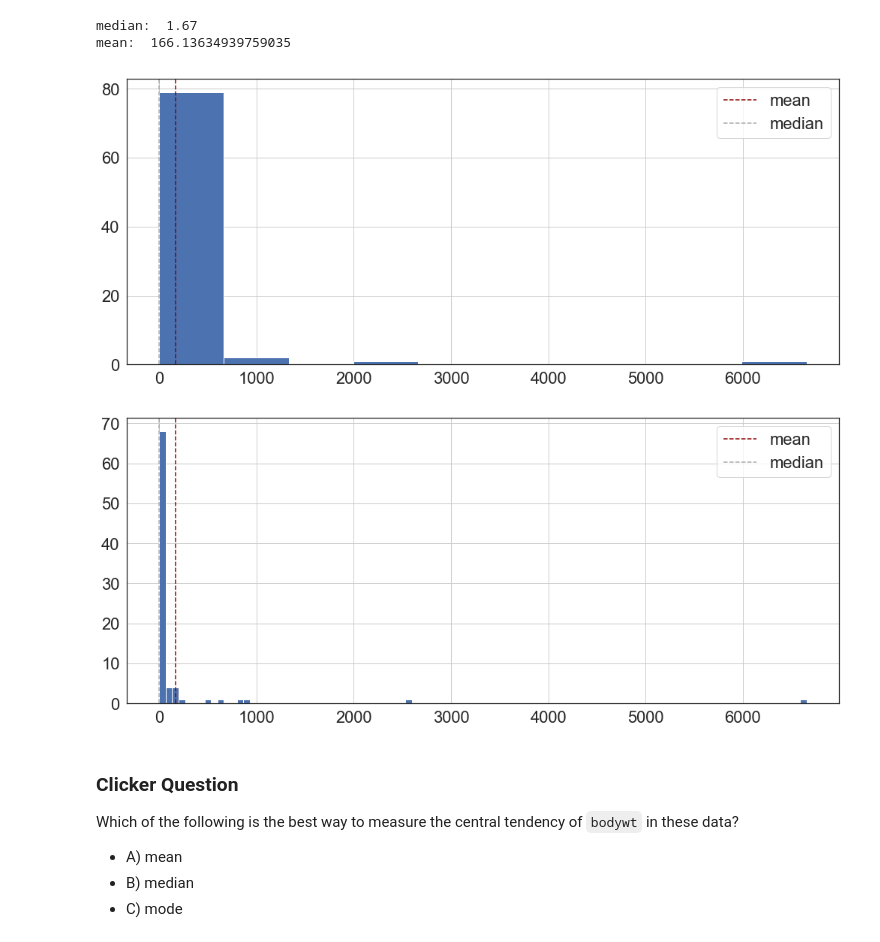
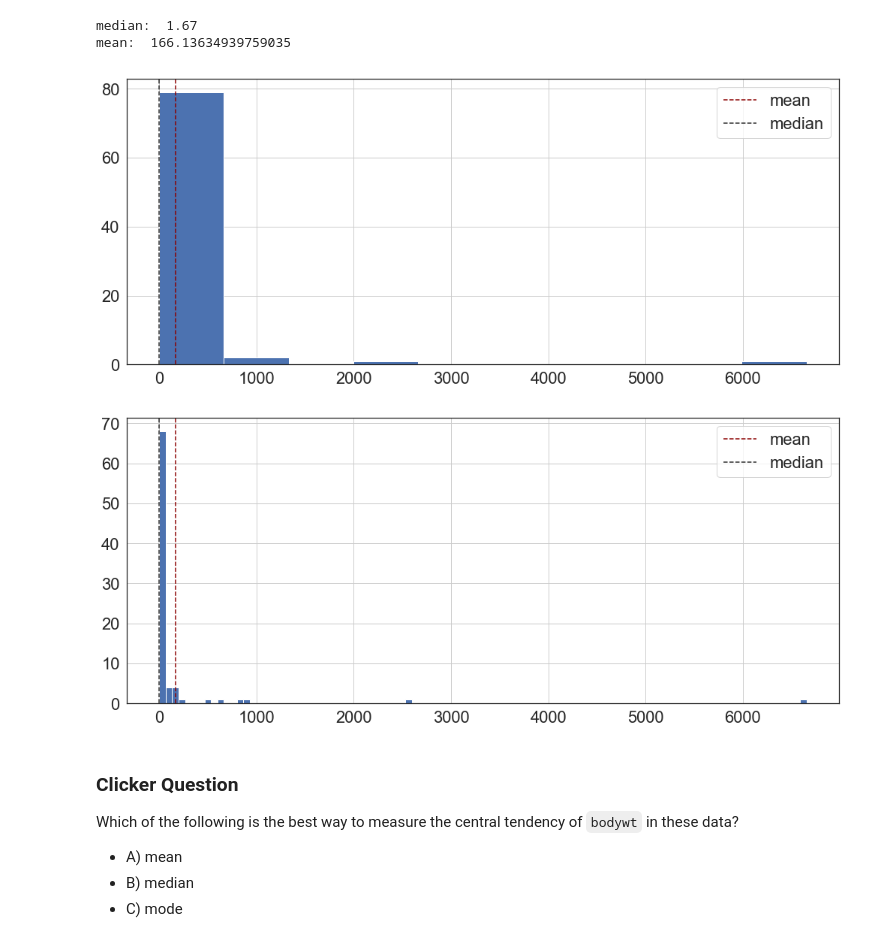
Before and after one commit to baryos/Lectures-Sp19, a Jupyter notebook: 08_descriptive/08_descriptive.ipynb, the cells around one changed output. Cells and saved outputs as stored; diff of their text form; code cells hidden in the pictures.

```diff
--- a/08_descriptive/08_descriptive.ipynb
+++ b/08_descriptive/08_descriptive.ipynb
@@ -356,17 +363,17 @@ mean:  166.13634939759035
 # %%
 ax = df['bodywt'].hist()
 ax.axvline(df['bodywt'].mean(), color='darkred', linestyle='--', label='mean');
-ax.axvline(df['bodywt'].median(), color='darkgray', linestyle='--', label='median')
+ax.axvline(df['bodywt'].median(), color='#2e2e2e', linestyle='--', label='median')
 ax.legend();
 # %% [output]
-[figure, old version]
+[figure, new version]
 # %%
 ax = df['bodywt'].hist(bins=100)
 ax.axvline(df['bodywt'].mean(), color='darkred', linestyle='--', label='mean');
-ax.axvline(df['bodywt'].median(), color='darkgray', linestyle='--', label='median')
+ax.axvline(df['bodywt'].median(), color='#2e2e2e', linestyle='--', label='median')
 ax.legend();
 # %% [output]
-[figure, old version]
+[figure, new version]
 # %% [markdown]
 ### Clicker Question
 
```
Also changed, not shown: parts of 10 cells of this notebook.
